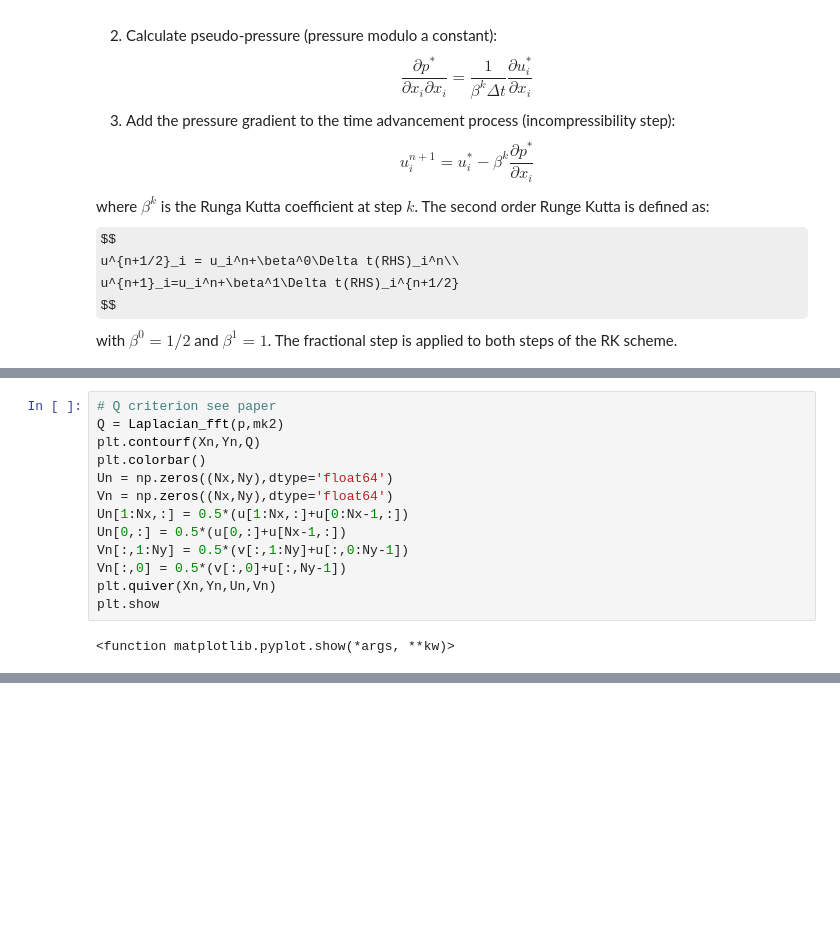
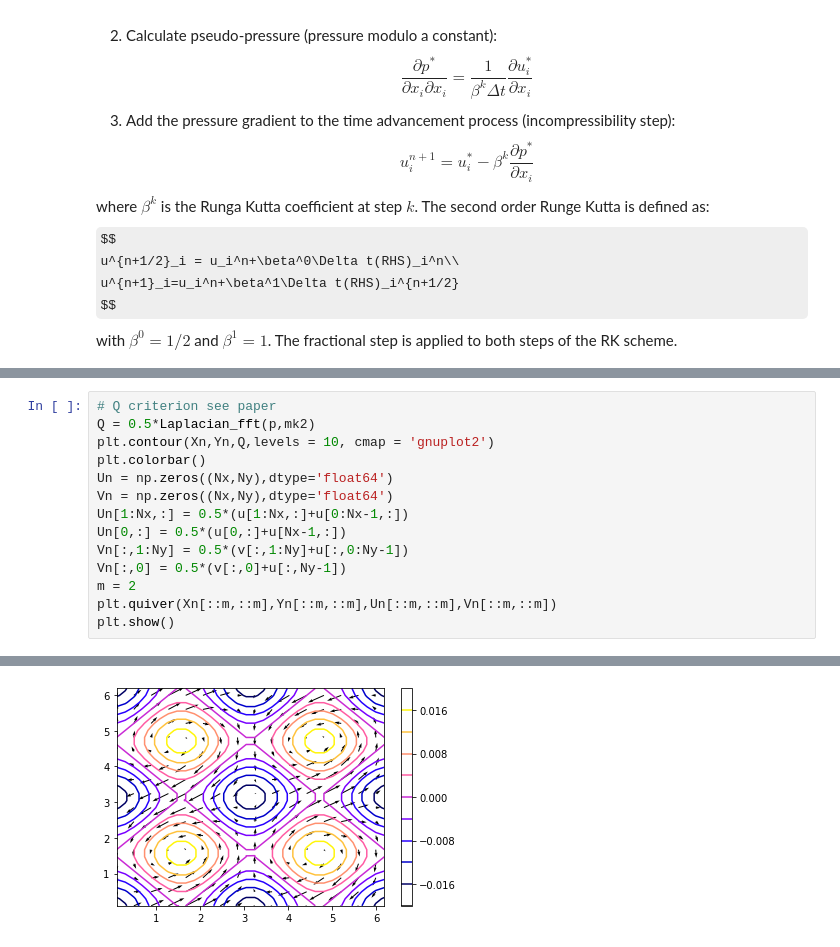
Before and after one commit to yvesdubief/turbulencemodeling, a Jupyter notebook: Kolmogorov-flow.ipynb, the cells around one changed output, grey strips where cells are left out. Drawn from its saved outputs; the diff is of its cells as text; some formulas as TeX source; blank space fills up the shorter version.

```diff
--- a/Kolmogorov-flow.ipynb
+++ b/Kolmogorov-flow.ipynb
@@ -335,7 +266,7 @@ plt.show()
 # %%
 # Q criterion see paper
-Q = Laplacian_fft(p,mk2)
-plt.contourf(Xn,Yn,Q)
+Q = 0.5*Laplacian_fft(p,mk2)
+plt.contour(Xn,Yn,Q,levels = 10, cmap = 'gnuplot2')
 plt.colorbar()
 Un = np.zeros((Nx,Ny),dtype='float64')
 Vn = np.zeros((Nx,Ny),dtype='float64')
@@ -343,7 +274,7 @@ Un[1:Nx,:] = 0.5*(u[1:Nx,:]+u[0:Nx-1,:])
 Un[0,:] = 0.5*(u[0,:]+u[Nx-1,:])
 Vn[:,1:Ny] = 0.5*(v[:,1:Ny]+u[:,0:Ny-1])
 Vn[:,0] = 0.5*(v[:,0]+u[:,Ny-1])
-plt.quiver(Xn,Yn,Un,Vn)
-plt.show
+m = 2
+plt.quiver(Xn[::m,::m],Yn[::m,::m],Un[::m,::m],Vn[::m,::m])
+plt.show()
 # %% [output]
-<function matplotlib.pyplot.show(*args, **kw)>
@@ -350,0 +281 @@ plt.show
+[figure, added]
```
Also changed, not shown: parts of 17 cells of this notebook, 4 other files.
